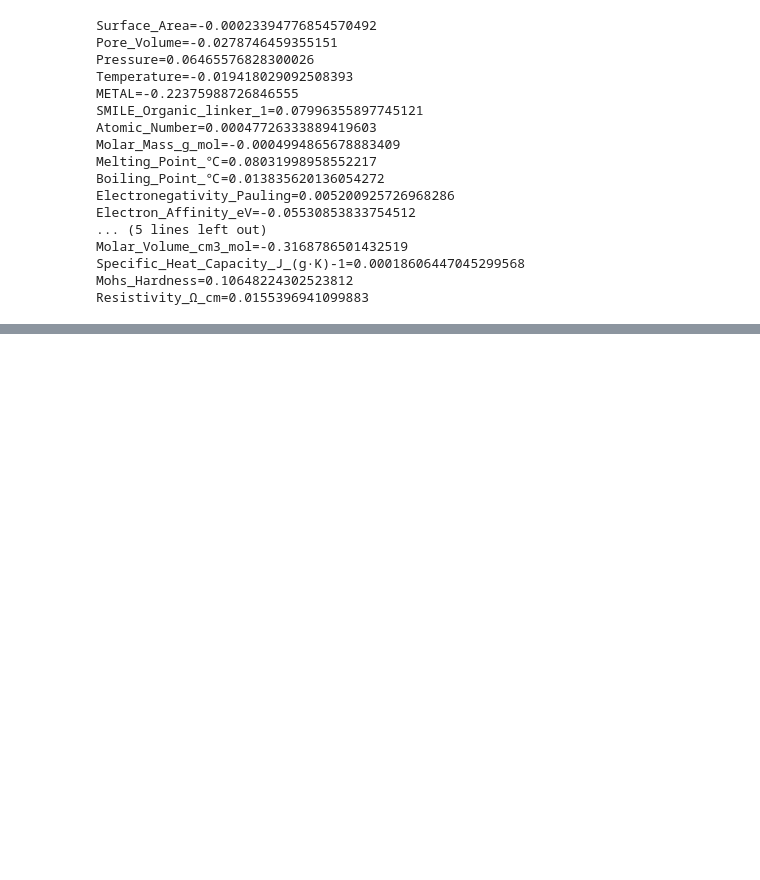
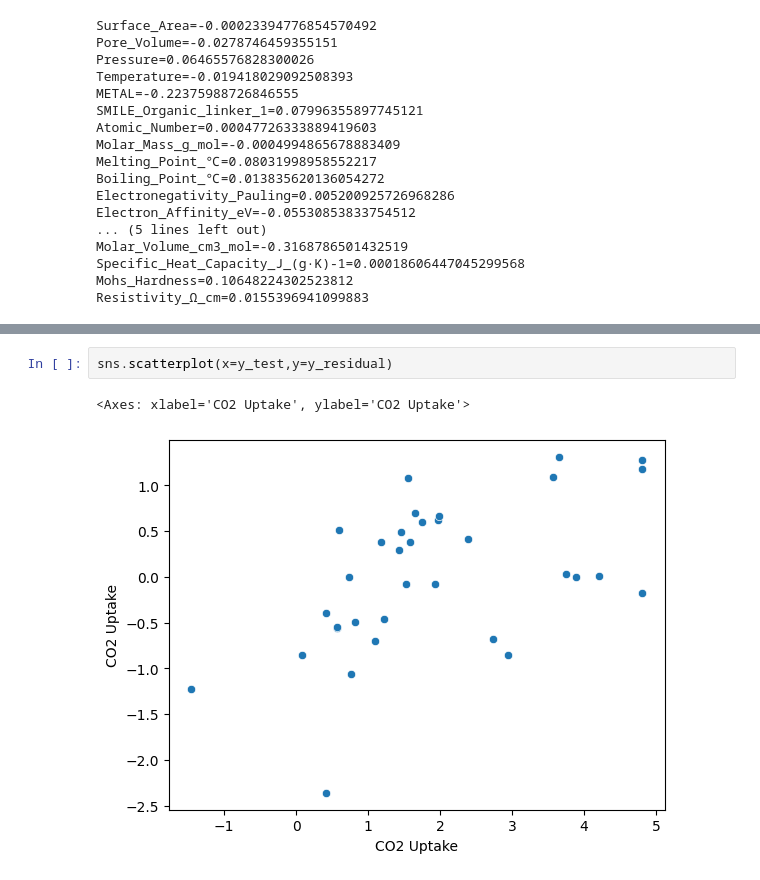
Before and after one commit to huliyao1115/Hello-world, a Jupyter notebook: Wrong SMILES Delete.ipynb, the cells around one changed output, grey strips where cells are left out. Drawn from its saved outputs; the diff is of its cells as text; blank space fills up the shorter version.

```diff
--- a/Wrong SMILES Delete.ipynb
+++ b/Wrong SMILES Delete.ipynb
@@ -282,0 +331,5 @@ Resistivity_Ω_cm=0.0155396941099883
+# %%
+sns.scatterplot(x=y_test,y=y_residual)
+# %% [output]
+<Axes: xlabel='CO2 Uptake', ylabel='CO2 Uptake'>
+[figure, added]
```
Also changed, not shown: parts of 7 cells of this notebook.
